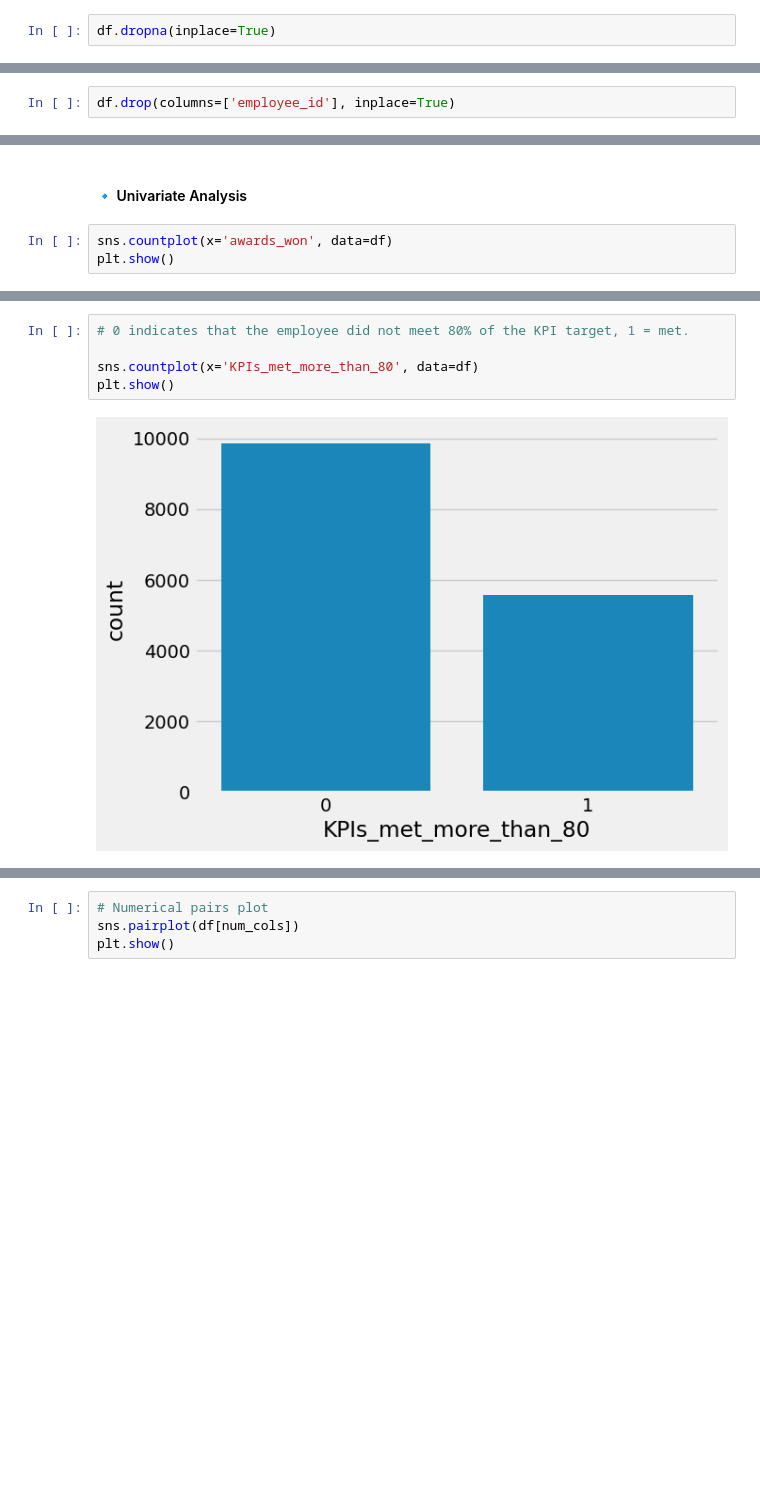
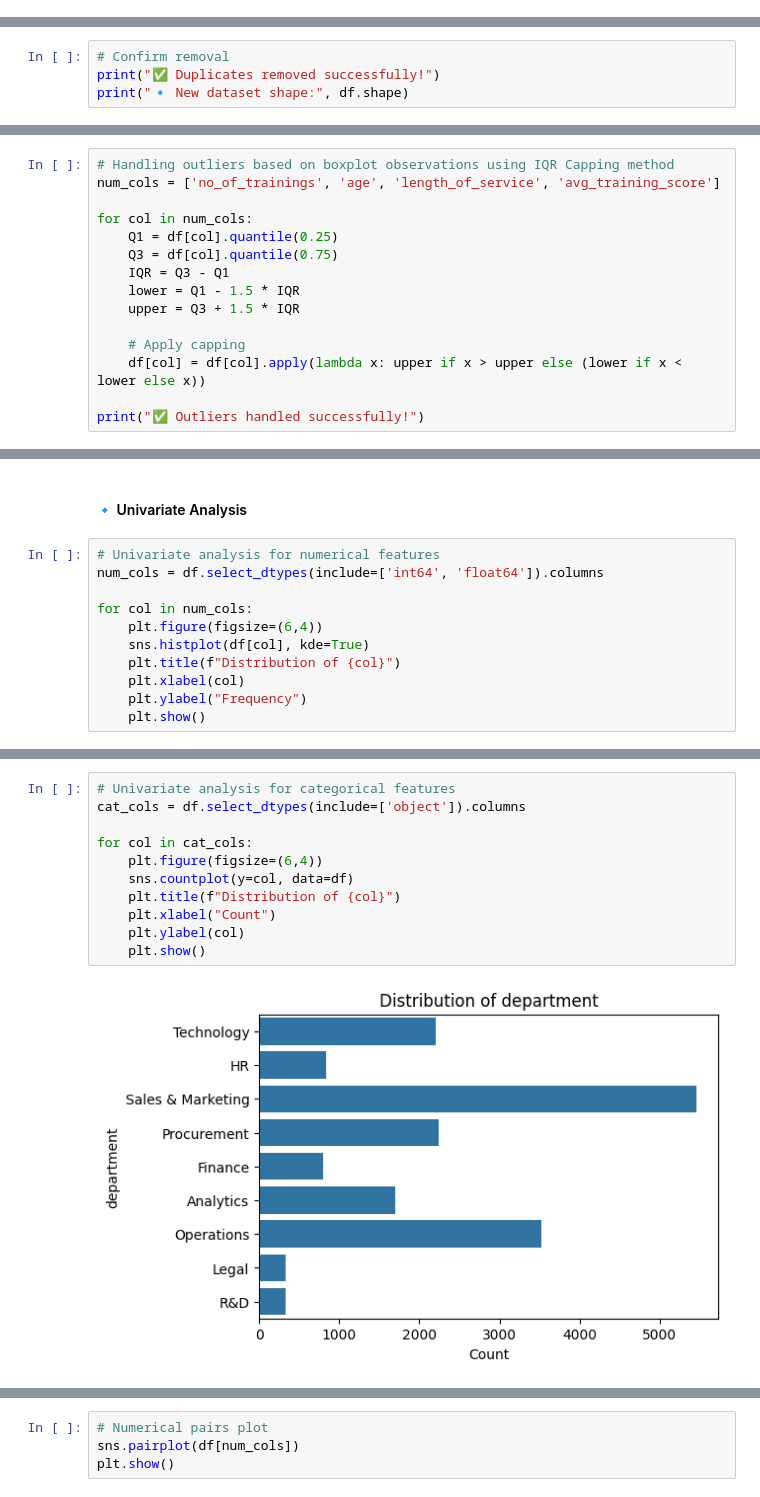
Before and after one commit to Melissiasamir/Employee-Segmentation-Clustering, a Jupyter notebook: Notebooks/notebook.ipynb, the cells around one changed output, grey strips where cells are left out. Cells and saved outputs as stored; diff of their text form; blank space fills up the shorter version.

Commit message:
Resolve merge conflict using remote version

```diff
--- a/Notebooks/notebook.ipynb
+++ b/Notebooks/notebook.ipynb
@@ -240,5 +195,3 @@ df[df['previous_year_rating'].isna()]
-# %%
-df.dropna(inplace=True)
 # %%
 # Verify that missing values are handled
 print("✅ Missing values after filling:")
@@ -284,4 +225,6 @@ duplicate
 # %%
 df.drop_duplicates(inplace=True)
 # %%
-df.drop(columns=['employee_id'], inplace=True)
+# Confirm removal
+print("✅ Duplicates removed successfully!")
+print("🔹 New dataset shape:", df.shape)
@@ -356,0 +250,15 @@ plt.tight_layout(pad = 1.0)
+# %%
+# Handling outliers based on boxplot observations using IQR Capping method
+num_cols = ['no_of_trainings', 'age', 'length_of_service', 'avg_training_score']
+
+for col in num_cols:
+    Q1 = df[col].quantile(0.25)
+    Q3 = df[col].quantile(0.75)
+    IQR = Q3 - Q1
+    lower = Q1 - 1.5 * IQR
+    upper = Q3 + 1.5 * IQR
+
+    # Apply capping
+    df[col] = df[col].apply(lambda x: upper if x > upper else (lower if x < lower else x))
+
+print("✅ Outliers handled successfully!")
@@ -359,6 +269,14 @@ plt.tight_layout(pad = 1.0)
 # %% [markdown]
 #### 🔹 Univariate Analysis
 # %%
-sns.countplot(x='awards_won', data=df)
-plt.show()
+# Univariate analysis for numerical features
+num_cols = df.select_dtypes(include=['int64', 'float64']).columns
+
+for col in num_cols:
+    plt.figure(figsize=(6,4))
+    sns.histplot(df[col], kde=True)
+    plt.title(f"Distribution of {col}")
+    plt.xlabel(col)
+    plt.ylabel("Frequency")
+    plt.show()
 # %% [output]
@@ -366,7 +291,13 @@ plt.show()
 # %%
-# 0 indicates that the employee did not meet 80% of the KPI target, 1 = met.
+# Univariate analysis for categorical features
+cat_cols = df.select_dtypes(include=['object']).columns
 
-sns.countplot(x='KPIs_met_more_than_80', data=df)
-plt.show()
+for col in cat_cols:
+    plt.figure(figsize=(6,4))
+    sns.countplot(y=col, data=df)
+    plt.title(f"Distribution of {col}")
+    plt.xlabel("Count")
+    plt.ylabel(col)
+    plt.show()
 # %% [output]
-[figure, old version]
+[figure, new version]
```
Also changed, not shown: parts of 74 cells of this notebook, 1 other file.
